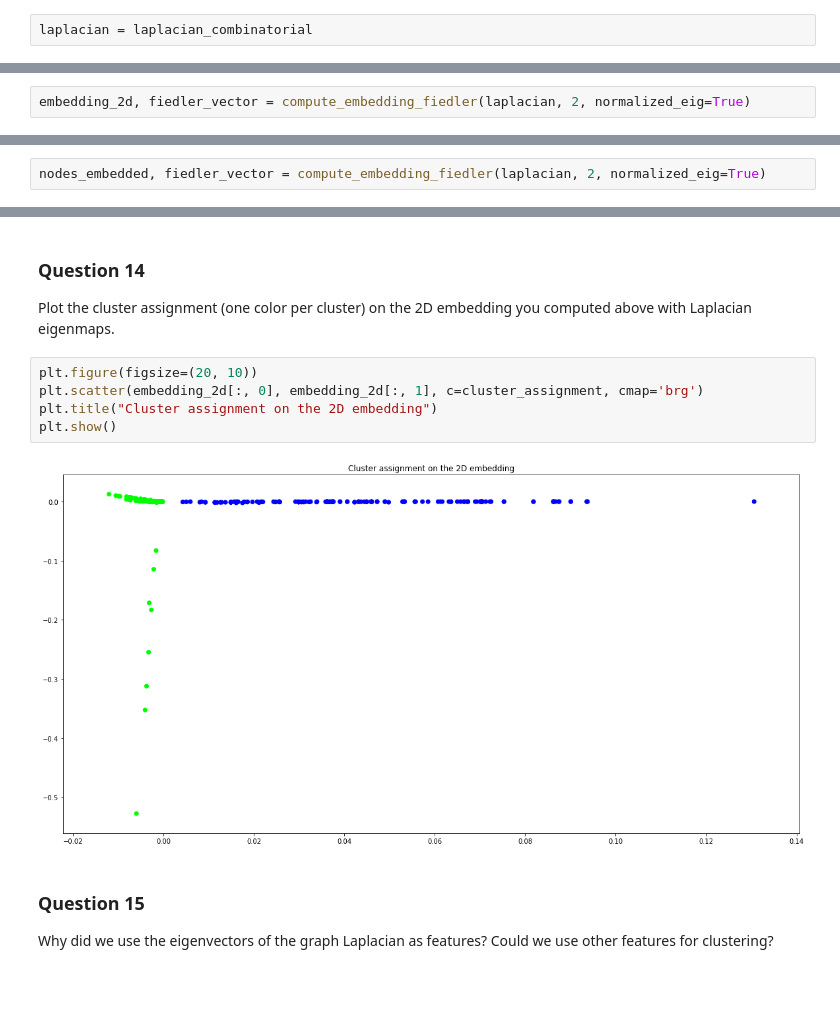
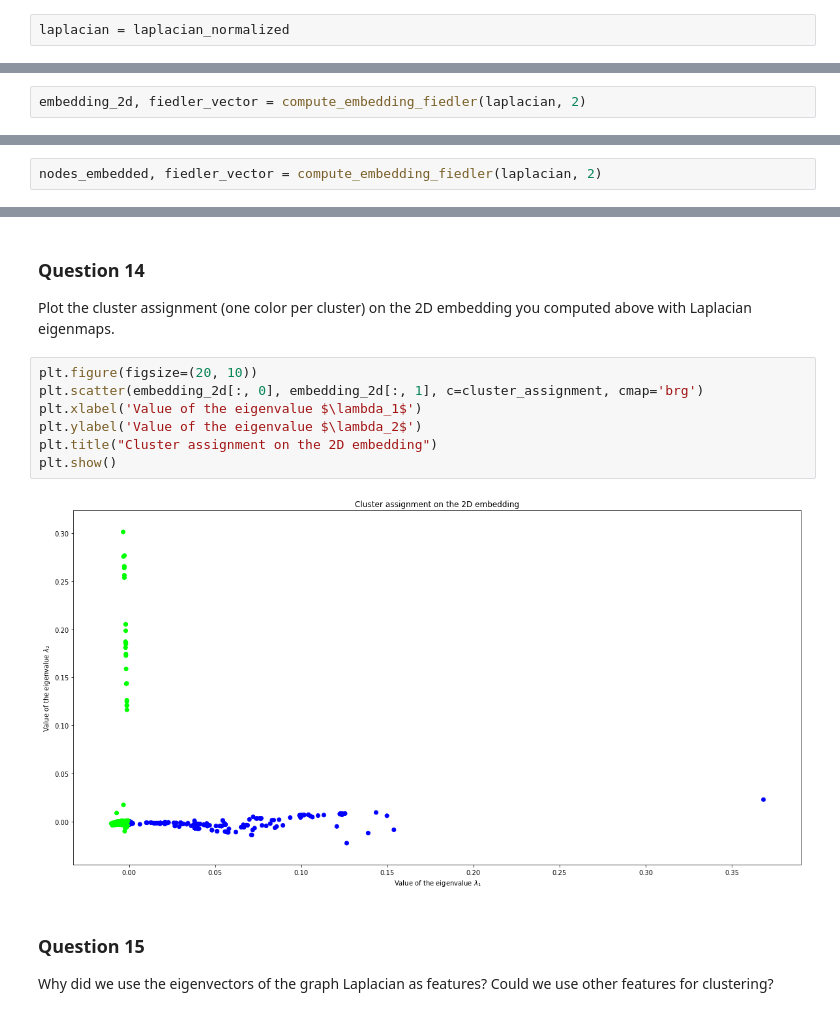
Before and after one commit to Adirlou/ntds_2018, a Jupyter notebook: 3_spectral_graph_theory.ipynb, the cells around one changed output, grey strips where cells are left out. Cells and saved outputs as stored; diff of their text form; blank space fills up the shorter version.

```diff
--- a/3_spectral_graph_theory.ipynb
+++ b/3_spectral_graph_theory.ipynb
@@ -295,7 +304,7 @@ laplacian_combinatorial =  sparse.csr_matrix(D - adjacency)
 inverse_sqrt_D = scipy.linalg.inv(scipy.linalg.sqrtm(D))
 laplacian_normalized = sparse.csr_matrix(inverse_sqrt_D @ laplacian_combinatorial @ inverse_sqrt_D)
 # %%
-laplacian = laplacian_combinatorial
+laplacian = laplacian_normalized
 # %% [markdown]
 ### Question 7
 
@@ -343,7 +352,7 @@ def compute_embedding_fiedler(laplacian, dim, normalized_eig=False):
 # %% [markdown]
 ***We now compute the 2D embedding of our graph:***
 # %%
-embedding_2d, fiedler_vector = compute_embedding_fiedler(laplacian, 2, normalized_eig=True)
+embedding_2d, fiedler_vector = compute_embedding_fiedler(laplacian, 2)
 # %% [markdown]
 Plot the nodes embedded in 2D. Comment on what you see.
 # %%
@@ -383,7 +394,7 @@ Choose $k$ and $d$. How did you get to those numbers?
 # %% [markdown]
 ***We first embed our graph in the dimsension we chose.***
 # %%
-nodes_embedded, fiedler_vector = compute_embedding_fiedler(laplacian, 2, normalized_eig=True)
+nodes_embedded, fiedler_vector = compute_embedding_fiedler(laplacian, 2)
 # %% [markdown]
 ***Below, we define a function that will compute the cluster assignment of the nodes. If the nodes are in dimension 2 (and so we will compute 2 clusters), then we use the Fiedler vector to partition the nodes. Otherwise we use the `Kmeans()` function from ScikitLearn.***
 # %%
@@ -429,10 +476,12 @@ Plot the cluster assignment (one color per cluster) on the 2D embedding you comp
 # %%
 plt.figure(figsize=(20, 10))
 plt.scatter(embedding_2d[:, 0], embedding_2d[:, 1], c=cluster_assignment, cmap='brg')
+plt.xlabel('Value of the eigenvalue $\lambda_1$')
+plt.ylabel('Value of the eigenvalue $\lambda_2$')
 plt.title("Cluster assignment on the 2D embedding")
 plt.show()
 # %% [output]
-[figure, old version]
+[figure, new version]
 # %% [markdown]
 ### Question 15
 
```
Also changed, not shown: parts of 13 cells of this notebook.
